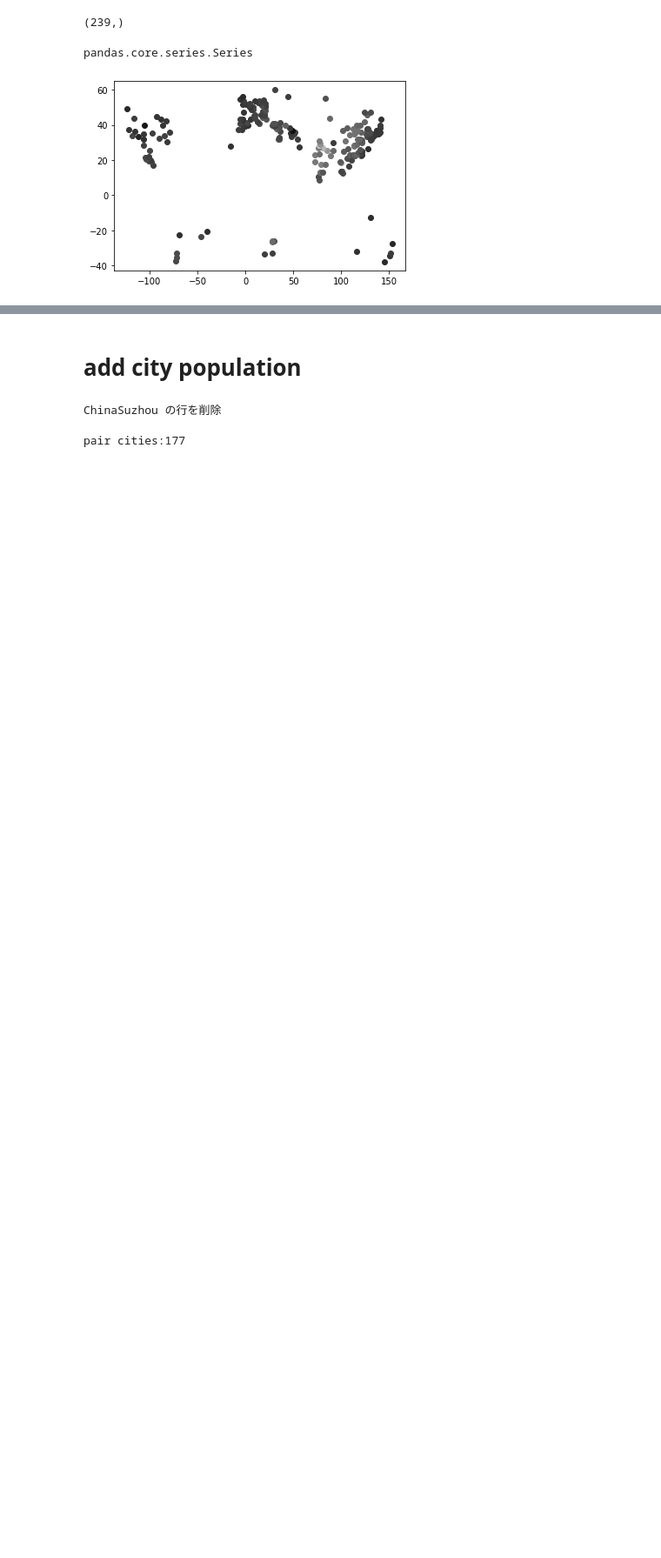
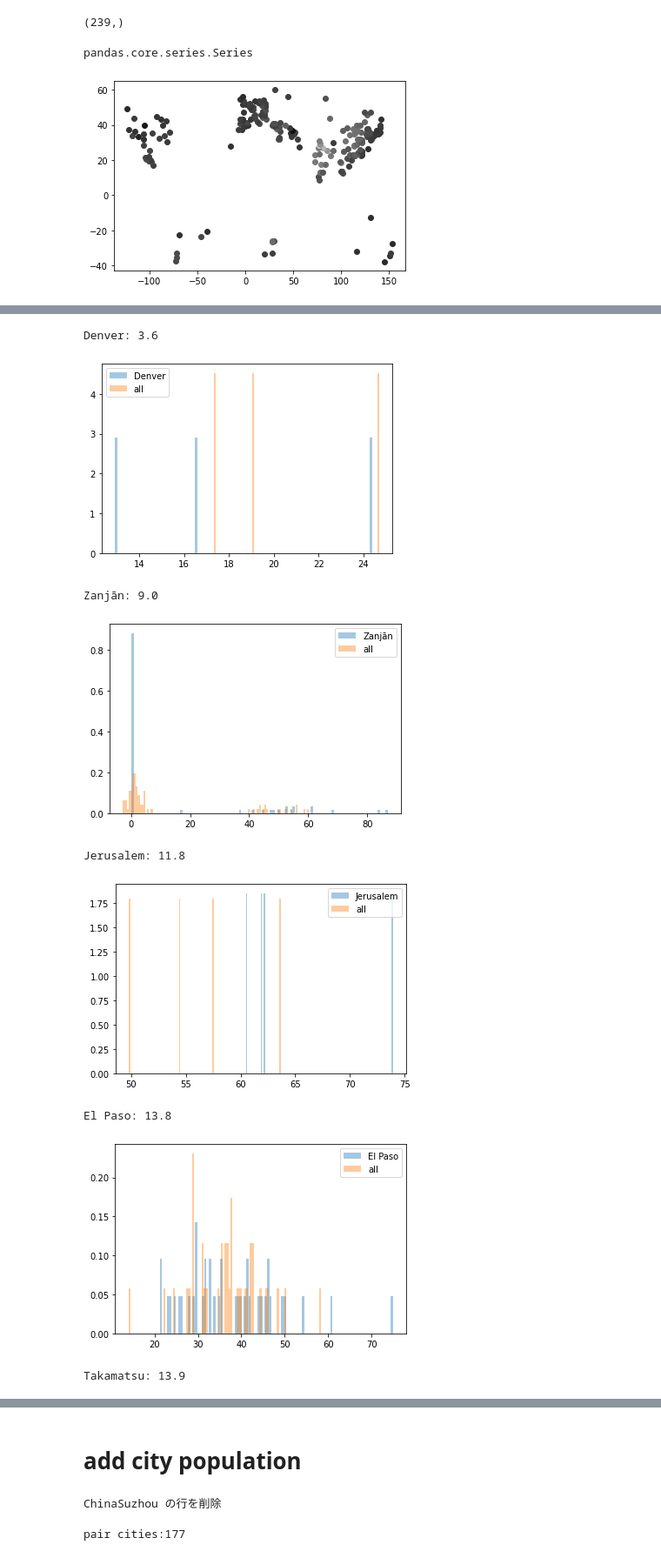
Before and after one commit to seven320/air_pollutants, a Jupyter notebook: FP000_EDA.ipynb, the cells around one changed output, grey strips where cells are left out. Shown: that part at 87% size. Cells and saved outputs as stored; diff of their text form; code cells hidden in the pictures; blank space fills up the shorter version.

```diff
--- a/FP000_EDA.ipynb
+++ b/FP000_EDA.ipynb
@@ -220,3 +220,13 @@ for i in range(len(pos_pm25)):
 plt.show()
 # %% [output]
 [figure]
+# %%
+city_scores = {}
+
+for c in train_df["City"].unique():
+    c_df = train_df[train_df["City"] == c]
+    city_oof = np.sqrt(mean_squared_error(c_df["pm25_mid"], c_df["oof"]))
+
+    city_scores[c] = city_oof
+# %%
+sorted_city = dict(sorted(city_scores.items(), key = lambda item: item[1])).keys()
@@ -222,0 +235,19 @@ plt.show()
+# %%
+for c in list(sorted_city)[:5]:
+    print(f"{c}: {city_scores[c]:.1f}")
+    c_df = train_df[train_df["City"] == c]
+
+    plt.hist(c_df["pm25_mid"], bins = 100, alpha = 0.4, label = c, density = 1)
+    plt.hist(c_df["oof"], bins = 100, alpha = 0.4, label = "all", density = 1)
+    plt.legend()
+    plt.show()
+# %% [output]
+Denver: 3.6
+[figure, added]
+Zanjān: 9.0
+[figure, added]
+Jerusalem: 11.8
+[figure, added]
+El Paso: 13.8
+[figure, added]
+Takamatsu: 13.9
```
Also changed, not shown: parts of 8 cells of this notebook.
